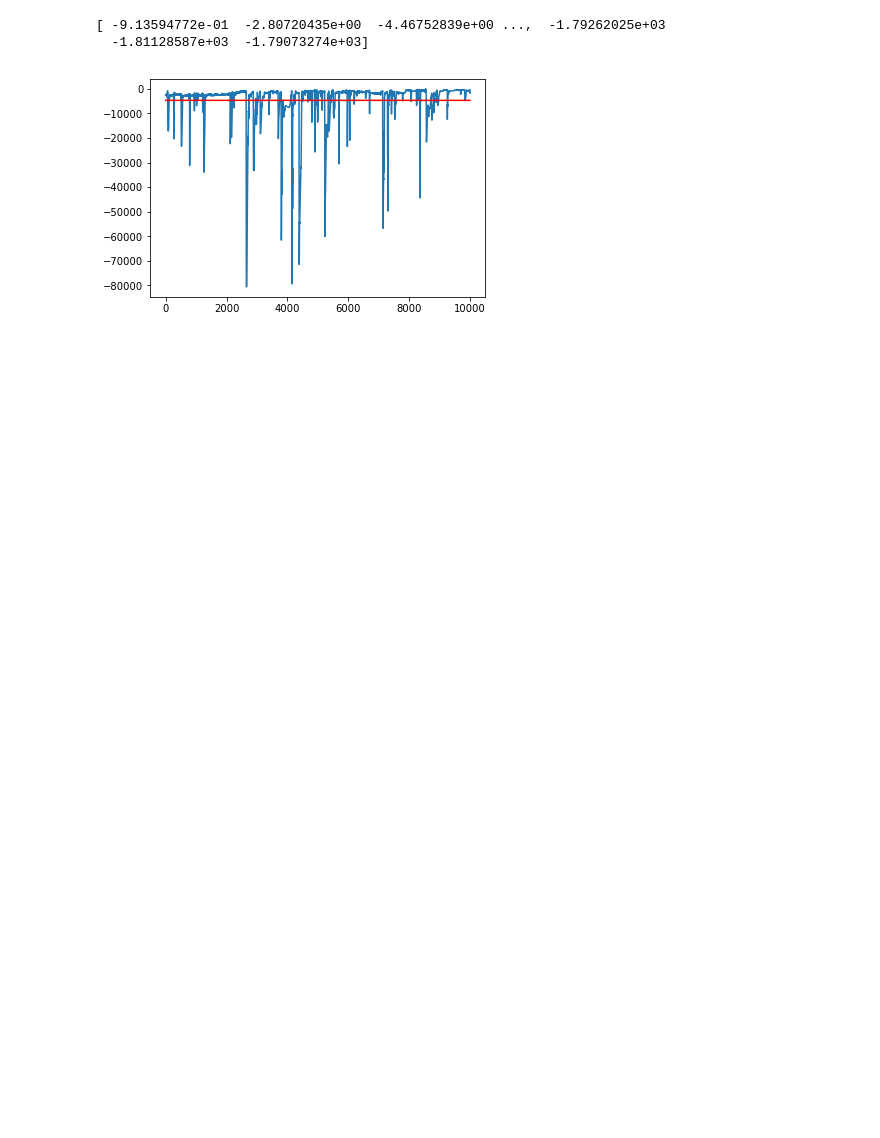
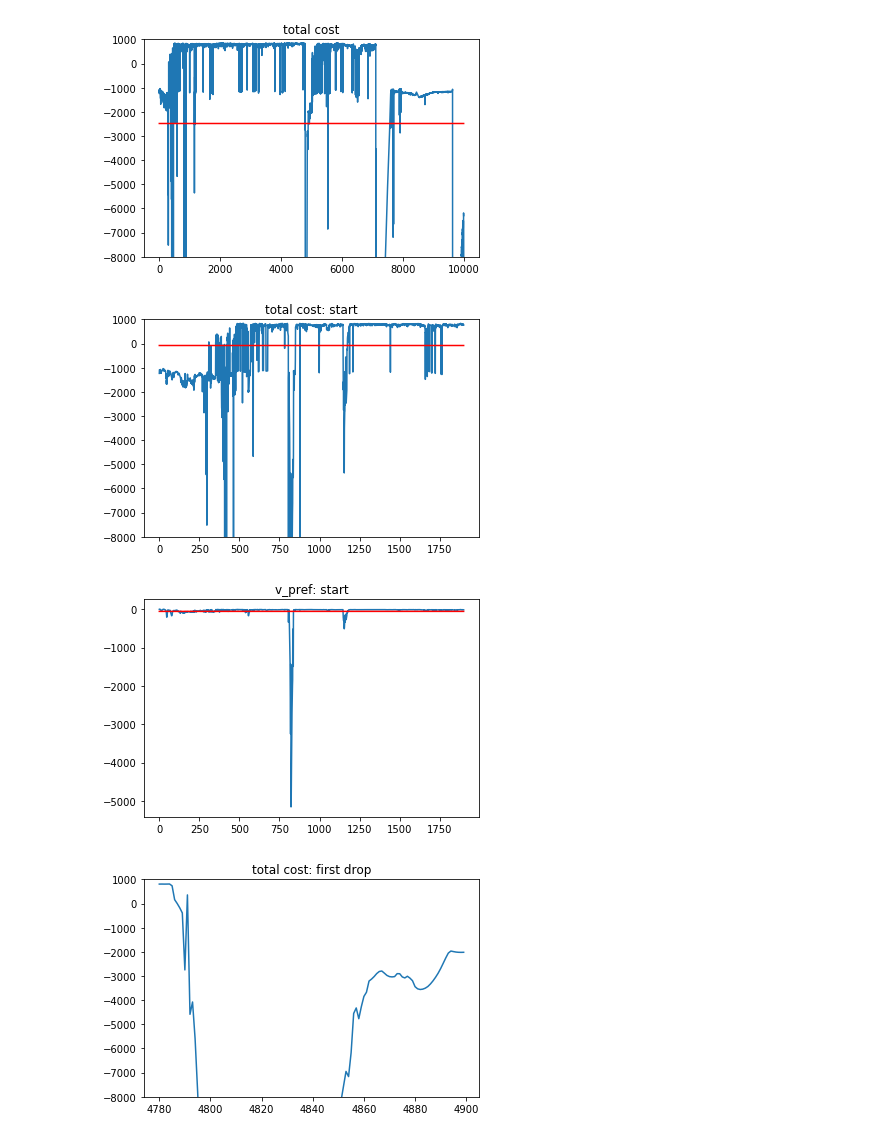
Before and after one commit to meltycriss/foa, a Jupyter notebook: foa_ddpg.ipynb, the cells around one changed output. Drawn from its saved outputs; the diff is of its cells as text; code cells hidden in the pictures; blank space fills up the shorter version.

Commit message:
total cost analysis & monitor print every epi

```diff
--- a/foa_ddpg.ipynb
+++ b/foa_ddpg.ipynb
@@ -173,7 +174,8 @@ def soft_update(target, behavior, tau):
 start_time = time.time()
 
 n_vec_r = []
-n_vec_cost = []
+n_vec_avg_cost = []
+n_vec_total_cost = []
 for n in xrange(1):
     target_actor = Actor()
     target_critic = Critic()
@@ -192,10 +194,11 @@ for n in xrange(1):
     target_critic.load_state_dict(critic.state_dict())
 
     vec_r = []
-    vec_cost = []
+    vec_avg_cost = []
+    vec_total_cost = []
     update_counter = 0
     for epi in xrange(MAX_EPI):
-        if epi%10==0:
+        if epi%(MAX_EPI/50)==0:
             print 'n:{}, epi:{}'.format(n, epi)
 
         o = env.reset()
@@ -204,6 +207,7 @@ for n in xrange(1):
         local_r = []
 
         avg_cost = np.zeros([4])
+        total_cost = 0
 
         counter = 0
         #for t in xrange(MAX_STEP):
@@ -225,6 +229,7 @@ for n in xrange(1):
 
             cost = np.array(info['cost'])
             avg_cost += (cost-avg_cost)/(counter)
+            total_cost += r
             #print cost
             #print o
             #print avg_cost
@@ -257,10 +262,12 @@ for n in xrange(1):
 #             plt.show()
 
         vec_r.append(acc_r)
-        vec_cost.append(avg_cost)
+        vec_avg_cost.append(avg_cost)
+        vec_total_cost.append(total_cost)
 
     n_vec_r.append(vec_r)
-    n_vec_cost.append(vec_cost)
+    n_vec_avg_cost.append(vec_avg_cost)
+    n_vec_total_cost.append(vec_total_cost)
     torch.save(actor.state_dict(), 'actor{}.pt'.format(n))
 
 print("--- %s seconds ---" % (time.time() - start_time))
@@ -311,50 +384,75 @@ n:0, epi:340
 # %%
-def plot_avg_1d(vec, title=None, xlabel=None, ylabel=None, save=False):
+def plot_avg_1d(vec, title=None, xlabel=None, ylabel=None, save=False, ylim=None, begin=0):
     record = np.array(vec)
     if len(record.shape) is not 1:
         print 'vec should be 1D array [e0, e1, ...]'
         return
+    if ylim is not None:
+        axes = plt.gca()
+        axes.set_ylim(ylim)
     mu = record.mean(axis=0)
-    plt.plot(xrange(record.shape[0]), record)
-    plt.plot(xrange(record.shape[0]), mu*np.ones(record.shape[0]), color='red')
+    plt.plot(np.array(range(record.shape[0]))+begin, record)
+    plt.plot(np.array(range(record.shape[0]))+begin, mu*np.ones(record.shape[0]), color='red')
     if title is not None:
         plt.title(title)
     if xlabel is not None:
         plt.xlabel(xlabel)
     if ylabel is not None:
         plt.ylabel(ylabel, rotation=45)
     if save:
         plt.savefig('{}.png'.format(title))
     plt.show()
 
 def plot_avg_2d(vec, title=None, xlabel=None, ylabel=None, save=False):
     record = np.array(vec)
     if len(record.shape) is not 2:
         print 'vec should be 2D array [[seq0], [seq1], ...]'
         return
     mu = record.mean(axis=0)
     sigma = record.std(axis=0)
     lower_bound = mu-sigma
     upper_bound = mu+sigma
     plt.plot(xrange(mu.shape[0]), mu, color='red')
     plt.fill_between(xrange(mu.shape[0]), lower_bound, upper_bound, facecolor='blue', alpha=0.5)
     if title is not None:
         plt.title(title)
     if xlabel is not None:
         plt.xlabel(xlabel)
     if ylabel is not None:
         plt.ylabel(ylabel, rotation=45)
     if save:
         plt.savefig('{}.png'.format(title))
     plt.show()
 
-n_vec_cost = np.array(n_vec_cost)
-cost = gym_foa.envs.FoaEnv.Cost(*np.rollaxis(n_vec_cost,2))
+# data
+n_vec_avg_cost = np.array(n_vec_avg_cost)
+n_vec_total_cost = np.array(n_vec_total_cost)
+cost = gym_foa.envs.FoaEnv.Cost(*np.rollaxis(n_vec_avg_cost,2))
+avg_cost = cost.collision[0]+cost.goal[0]+cost.formation[0]+cost.v_pref[0]
 
-total_cost = cost.collision[0]+cost.v_pref[0]+cost.goal[0]+cost.formation[0]
-print cost.v_pref[0]
-plot_avg_1d(cost.v_pref[0][int(9*1e+4):int(10*(1e+4))])
+# param
+save = False
+
+# diagram
+plot_avg_1d(n_vec_total_cost[0], title='total cost', ylim=[-8000,1000], save=True)
+
+int0 = slice(0,1900)
+plot_avg_1d(n_vec_total_cost[0][int0], title='total cost: start', ylim=[-8000,1000], begin=int0.start, save=save)
+plot_avg_1d(cost.v_pref[0][int0], title='v_pref: start', begin=int0.start, save=save)
+
+int1 = slice(4780,4900)
+plot_avg_1d(n_vec_total_cost[0][int1], title='total cost: first drop', ylim=[-8000,1000], begin=int1.start, save=save)
+plot_avg_1d(cost.v_pref[0][int1], title='v_pref: first drop', begin=int1.start, save=save)
+
+int2 = slice(7000,8000)
+plot_avg_1d(n_vec_total_cost[0][int2], title='total cost: second drop', ylim=[-8000,1000], begin=int2.start, save=save)
+plot_avg_1d(cost.v_pref[0][int2], title='v_pref: second drop', begin=int2.start, save=save)
+
+int3 = slice(9600,10000)
+plot_avg_1d(n_vec_total_cost[0][int3], title='total cost: third drop', ylim=[-8000,1000], begin=int3.start, save=save)
+plot_avg_1d(cost.v_pref[0][int3], title='v_pref: third drop', begin=int3.start, save=save)
 # %% [output]
-[ -9.13594772e-01  -2.80720435e+00  -4.46752839e+00 ...,  -1.79262025e+03
-  -1.81128587e+03  -1.79073274e+03]
-[figure, old version]
+[figure, new version]
+[figure, added]
+[figure, added]
+[figure, added]
```
Also changed, not shown: parts of 7 cells of this notebook.
